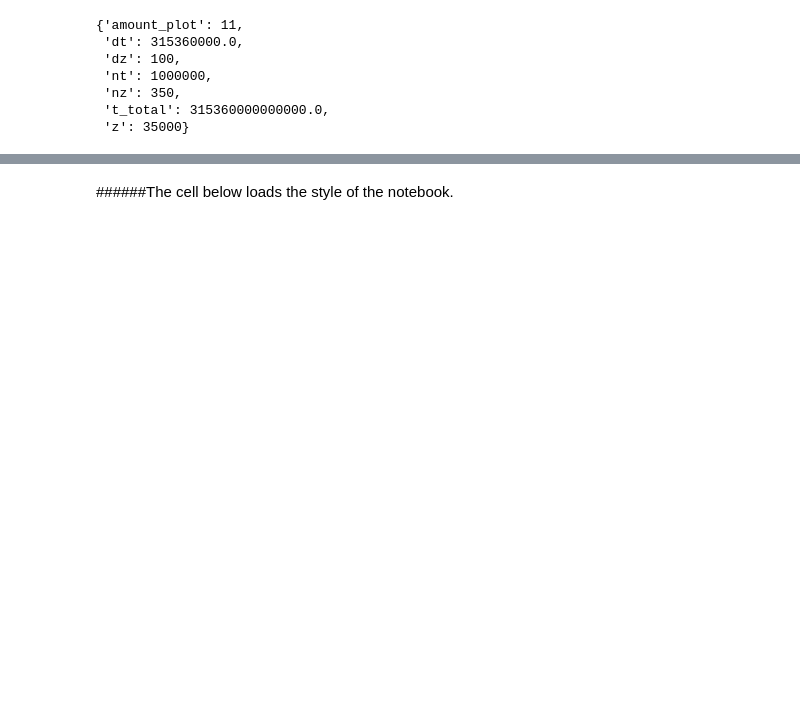
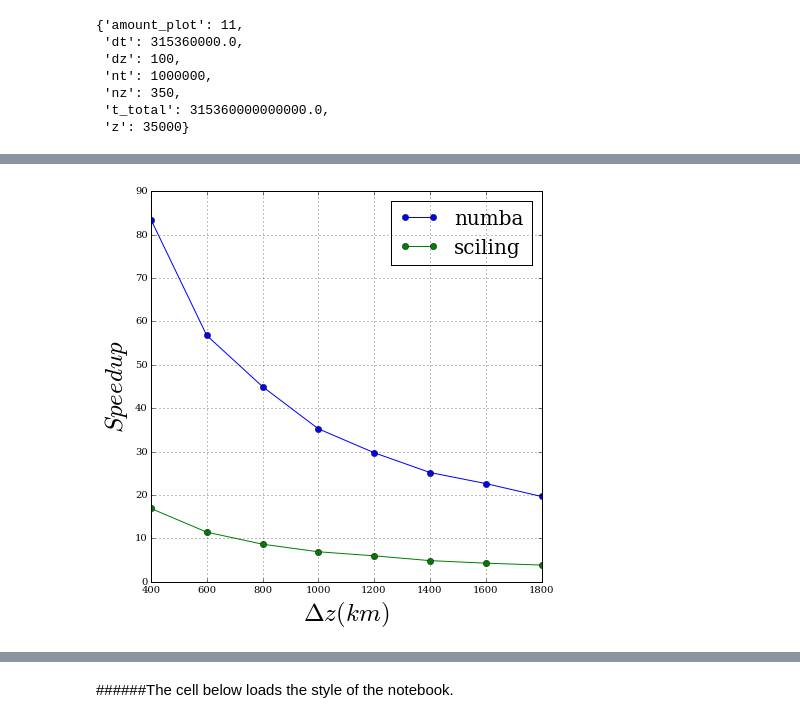
Before and after one commit to pewen/transferencia_calor, a Jupyter notebook: transporte_calor_metodo_explicito.ipynb, the cells around one changed output, grey strips where cells are left out. Saved outputs shown, nothing was run; the diff lists cells and outputs as text; code cells hidden in the pictures; blank space fills up the shorter version.

```diff
--- a/transporte_calor_metodo_explicito.ipynb
+++ b/transporte_calor_metodo_explicito.ipynb
@@ -274,0 +228,16 @@ Time to solve (in seconds): 21.550806760787964
+# %%
+up_numba= []
+up_sciling = []
+for i in range(len(dz_1)):
+    up_numba.append(times[0][i]/times[1][i])
+    up_sciling.append(times[0][i]/times[2][i])
+
+fig, ax = plt.subplots(figsize=(7,7))
+plt.plot(dz_1, up_numba, '-o', label='numba')
+plt.plot(dz_1, up_sciling, '-o', label='sciling')
+plt.xlabel(r'$\Delta z(km)$')
+plt.ylabel(r'$Speedup$')
+plt.legend(loc = 'best')
+plt.grid(True)
+# %% [output]
+[figure, added]
```
Also changed, not shown: parts of 18 cells of this notebook, 1 other file.
